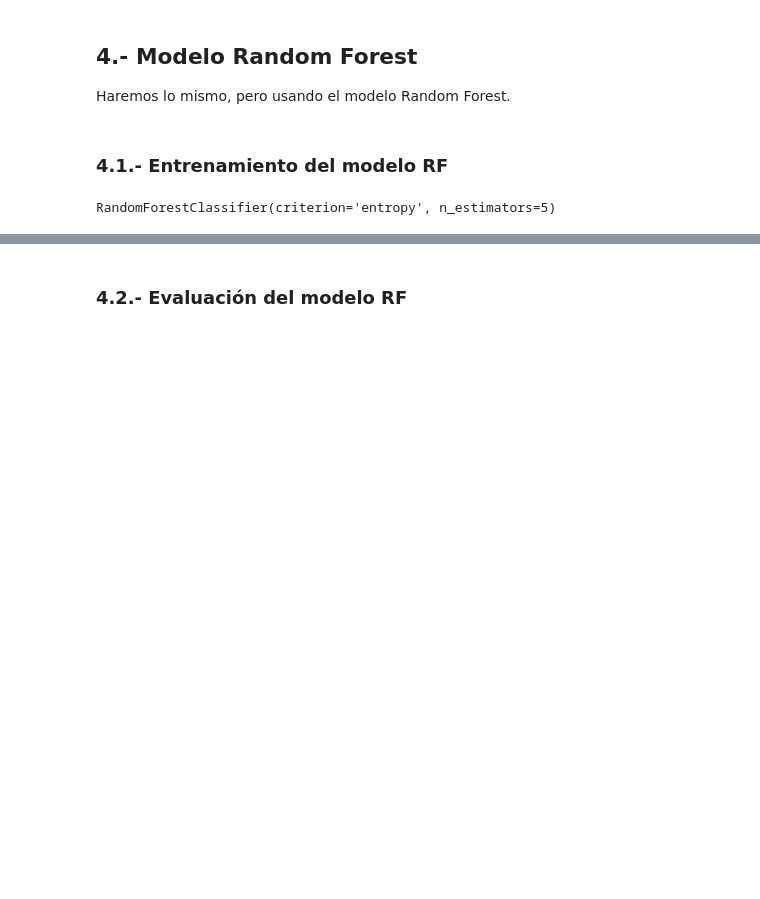
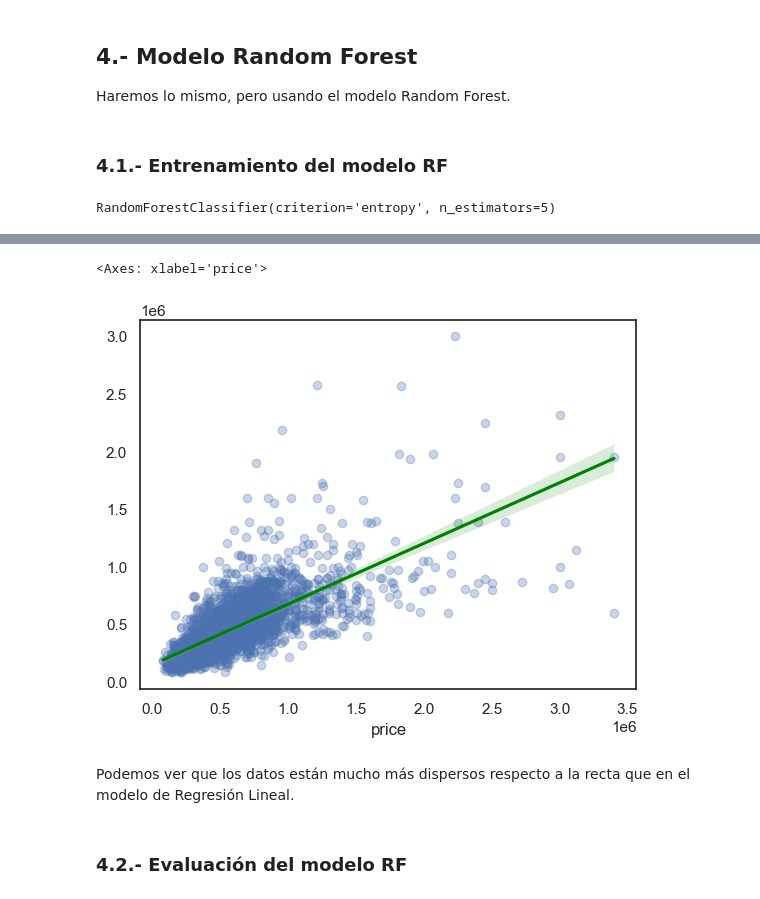
Before and after one commit to lidia-veli/UAX-DA2_Proyecto-Final_Housing, a Jupyter notebook: analisis-comparacion-modelos.ipynb, the cells around one changed output, grey strips where cells are left out. Drawn from its saved outputs; the diff is of its cells as text; code cells hidden in the pictures; blank space fills up the shorter version.

```diff
--- a/analisis-comparacion-modelos.ipynb
+++ b/analisis-comparacion-modelos.ipynb
@@ -870,3 +870,10 @@ array([524000, 350000, 385000, ..., 445000, 432000, 535000], dtype=int64)
+# %%
+sns.regplot(x=y_test, y=y_predict_RF, line_kws={'color':'green'}, scatter_kws={'alpha':0.3})
+# %% [output]
+<Axes: xlabel='price'>
+[figure, added]
+# %% [markdown]
+Podemos ver que los datos están mucho más dispersos respecto a la recta que en el modelo de Regresión Lineal.
 # %% [markdown]
 ### 4.2.- Evaluación del modelo RF
 # %%
```
Also changed, not shown: parts of 4 cells of this notebook.
